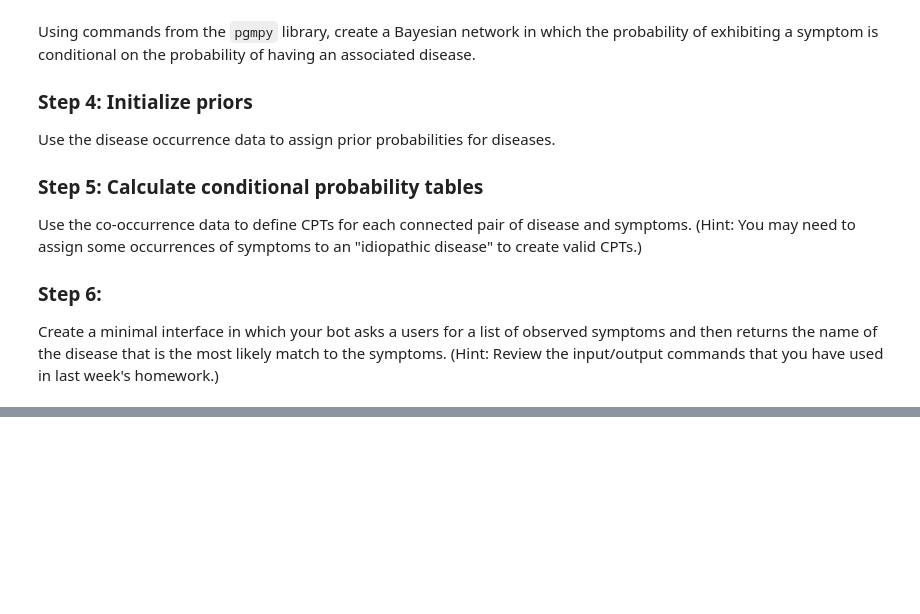
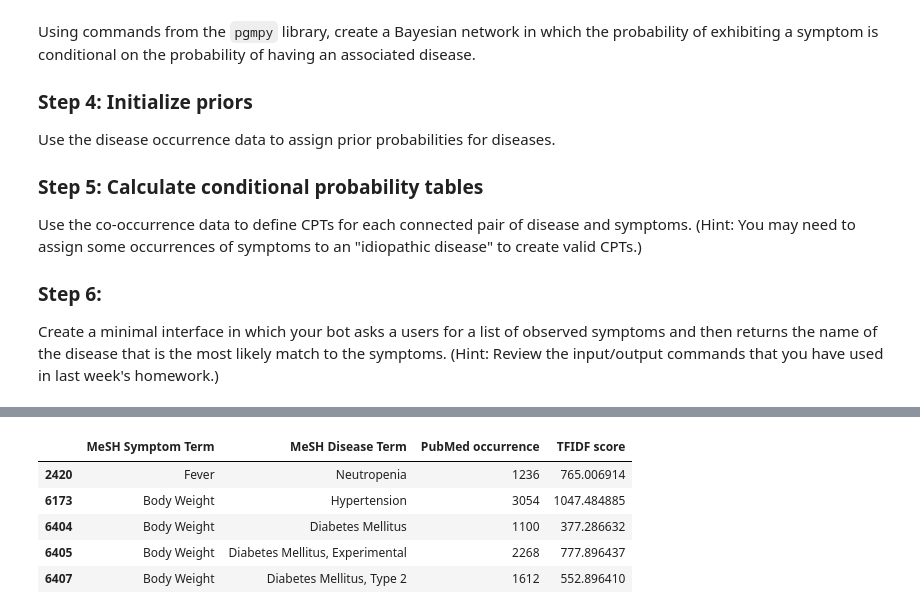
Before and after one commit to acuschwarze/mathematics-and-ai, a Jupyter notebook: weekly-projects/week2/Homework 2 Part 2.ipynb, the cells around one changed output, grey strips where cells are left out. Saved outputs shown, nothing was run; the diff lists cells and outputs as text; code cells hidden in the pictures; blank space fills up the shorter version.

```diff
--- a/weekly-projects/week2/Homework 2 Part 2.ipynb
+++ b/weekly-projects/week2/Homework 2 Part 2.ipynb
@@ -25,0 +33,17 @@ Create a minimal interface in which your bot asks a users for a list of observed
+# %%
+# Import all data
+
+diseases = pd.read_csv('data/diseases.txt', sep = '\t')
+symptoms = pd.read_csv('data/symptoms.txt', sep = '\t')
+relations = pd.read_csv('data/relations.txt', sep = '\t')
+# %%
+# Filter relations
+relations = relations[relations['PubMed occurrence'] > 1000]
+
+# Filter diseases
+idxs_diseases = diseases['MeSH Disease Term'].isin(relations['MeSH Disease Term'])
+diseases = diseases[idxs_diseases]
+
+# Filter diseases
+idxs_symptoms = symptoms['MeSH Symptom Term'].isin(relations['MeSH Symptom Term'])
+symptoms = symptoms[idxs_symptoms]
@@ -25,0 +68,9 @@ Create a minimal interface in which your bot asks a users for a list of observed
+# %%
+relations.head()
+# %% [output]
+|  | MeSH Symptom Term | MeSH Disease Term | PubMed occurrence | TFIDF score |
+| 2420 | Fever | Neutropenia | 1236 | 765.006914 |
+| 6173 | Body Weight | Hypertension | 3054 | 1047.484885 |
+| 6404 | Body Weight | Diabetes Mellitus | 1100 | 377.286632 |
+| 6405 | Body Weight | Diabetes Mellitus, Experimental | 2268 | 777.896437 |
+| 6407 | Body Weight | Diabetes Mellitus, Type 2 | 1612 | 552.896410 |
```
Also changed, not shown: parts of 7 cells of this notebook, 6 other files.
